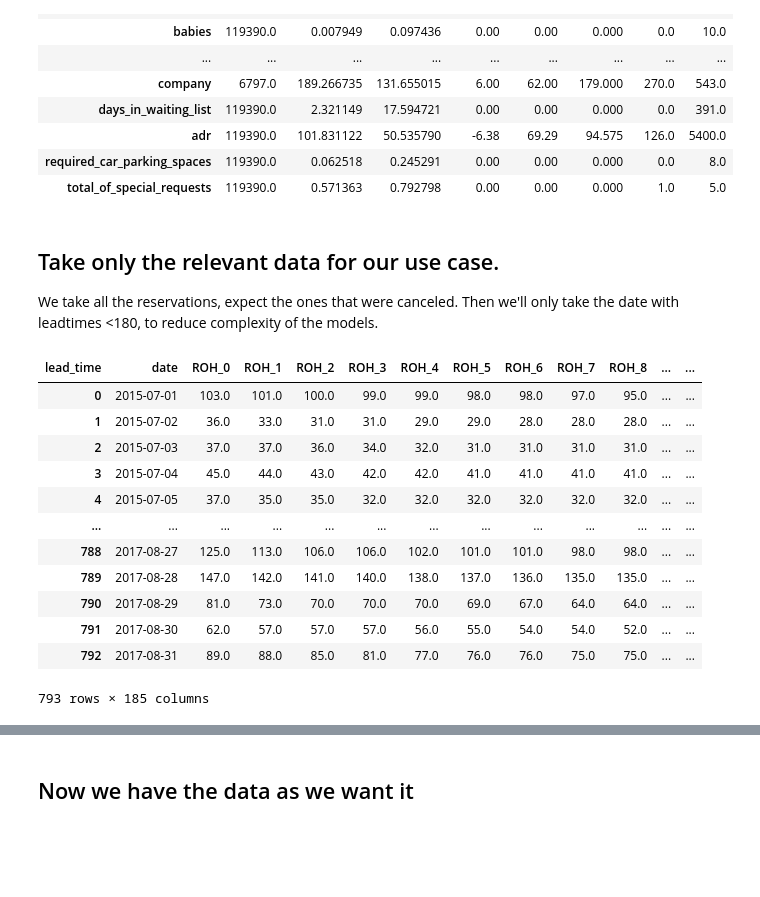
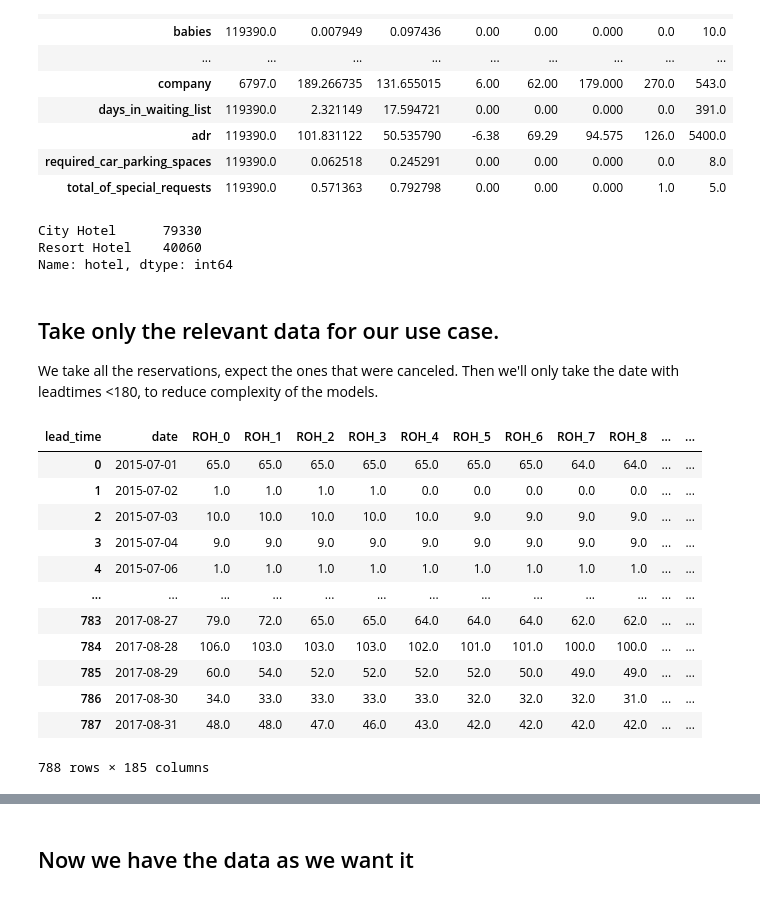
Before and after one commit to johmakinen/Various_projects, a Jupyter notebook: Notebooks/Hotel_bookings.ipynb, the cells around one changed output, grey strips where cells are left out. Drawn from its saved outputs; the diff is of its cells as text; code cells hidden in the pictures; blank space fills up the shorter version.

```diff
--- a/Notebooks/Hotel_bookings.ipynb
+++ b/Notebooks/Hotel_bookings.ipynb
@@ -48,36 +48,42 @@ data.describe().T
 | adr | 119390.0 | 101.831122 | 50.535790 | -6.38 | 69.29 | 94.575 | 126.0 | 5400.0 |
 | required_car_parking_spaces | 119390.0 | 0.062518 | 0.245291 | 0.00 | 0.00 | 0.000 | 0.0 | 8.0 |
 | total_of_special_requests | 119390.0 | 0.571363 | 0.792798 | 0.00 | 0.00 | 0.000 | 1.0 | 5.0 |
+# %%
+data['hotel'].value_counts()
+# %% [output]
+City Hotel      79330
+Resort Hotel    40060
+Name: hotel, dtype: int64
 # %% [markdown]
 ## Take only the relevant data for our use case.
 We take all the reservations, expect the ones that were canceled.
 Then we'll only take the date with leadtimes <180, to reduce complexity of the models.
 # %%
-df = data.query('is_canceled == 0')[['lead_time','arrival_date_year','arrival_date_month','arrival_date_week_number','arrival_date_day_of_month']]
+df = data.query('is_canceled == 0 and hotel == "City Hotel"')[['lead_time','arrival_date_year','arrival_date_month','arrival_date_week_number','arrival_date_day_of_month']]
 df["date"] = pd.to_datetime(df['arrival_date_day_of_month'].astype(str) +'-'+ df['arrival_date_month'].astype(str)+'-'+ df['arrival_date_year'].astype(str),infer_datetime_format=True)
 df = df[['lead_time','date']]
 df = df.groupby(['date','lead_time',]).size().reset_index().pivot(index="date", columns="lead_time").fillna(0)
 df=df.droplevel(0, axis=1).iloc[:, ::-1].cumsum(axis=1).iloc[:, ::-1].reset_index().iloc[:,:182]
 df = df.rename(columns={col: 'ROH_'+str(col)
                         for col in df.columns if col not in ['date']})
 df['weekday'] = df['date'].dt.day_name()
 df['month'] = df['date'].dt.month_name()
 df['year'] = df['date'].dt.year
 df
 # %% [output]
 | lead_time | date | ROH_0 | ROH_1 | ROH_2 | ROH_3 | ROH_4 | ROH_5 | ROH_6 | ROH_7 | ROH_8 | ... | ... |
-| 0 | 2015-07-01 | 103.0 | 101.0 | 100.0 | 99.0 | 99.0 | 98.0 | 98.0 | 97.0 | 95.0 | ... | ... |
-| 1 | 2015-07-02 | 36.0 | 33.0 | 31.0 | 31.0 | 29.0 | 29.0 | 28.0 | 28.0 | 28.0 | ... | ... |
-| 2 | 2015-07-03 | 37.0 | 37.0 | 36.0 | 34.0 | 32.0 | 31.0 | 31.0 | 31.0 | 31.0 | ... | ... |
-| 3 | 2015-07-04 | 45.0 | 44.0 | 43.0 | 42.0 | 42.0 | 41.0 | 41.0 | 41.0 | 41.0 | ... | ... |
-| 4 | 2015-07-05 | 37.0 | 35.0 | 35.0 | 32.0 | 32.0 | 32.0 | 32.0 | 32.0 | 32.0 | ... | ... |
+| 0 | 2015-07-01 | 65.0 | 65.0 | 65.0 | 65.0 | 65.0 | 65.0 | 65.0 | 64.0 | 64.0 | ... | ... |
+| 1 | 2015-07-02 | 1.0 | 1.0 | 1.0 | 1.0 | 0.0 | 0.0 | 0.0 | 0.0 | 0.0 | ... | ... |
+| 2 | 2015-07-03 | 10.0 | 10.0 | 10.0 | 10.0 | 10.0 | 9.0 | 9.0 | 9.0 | 9.0 | ... | ... |
+| 3 | 2015-07-04 | 9.0 | 9.0 | 9.0 | 9.0 | 9.0 | 9.0 | 9.0 | 9.0 | 9.0 | ... | ... |
+| 4 | 2015-07-06 | 1.0 | 1.0 | 1.0 | 1.0 | 1.0 | 1.0 | 1.0 | 1.0 | 1.0 | ... | ... |
 | ... | ... | ... | ... | ... | ... | ... | ... | ... | ... | ... | ... | ... |
-| 788 | 2017-08-27 | 125.0 | 113.0 | 106.0 | 106.0 | 102.0 | 101.0 | 101.0 | 98.0 | 98.0 | ... | ... |
-| 789 | 2017-08-28 | 147.0 | 142.0 | 141.0 | 140.0 | 138.0 | 137.0 | 136.0 | 135.0 | 135.0 | ... | ... |
-| 790 | 2017-08-29 | 81.0 | 73.0 | 70.0 | 70.0 | 70.0 | 69.0 | 67.0 | 64.0 | 64.0 | ... | ... |
-| 791 | 2017-08-30 | 62.0 | 57.0 | 57.0 | 57.0 | 56.0 | 55.0 | 54.0 | 54.0 | 52.0 | ... | ... |
-| 792 | 2017-08-31 | 89.0 | 88.0 | 85.0 | 81.0 | 77.0 | 76.0 | 76.0 | 75.0 | 75.0 | ... | ... |
+| 783 | 2017-08-27 | 79.0 | 72.0 | 65.0 | 65.0 | 64.0 | 64.0 | 64.0 | 62.0 | 62.0 | ... | ... |
+| 784 | 2017-08-28 | 106.0 | 103.0 | 103.0 | 103.0 | 102.0 | 101.0 | 101.0 | 100.0 | 100.0 | ... | ... |
+| 785 | 2017-08-29 | 60.0 | 54.0 | 52.0 | 52.0 | 52.0 | 52.0 | 50.0 | 49.0 | 49.0 | ... | ... |
+| 786 | 2017-08-30 | 34.0 | 33.0 | 33.0 | 33.0 | 33.0 | 32.0 | 32.0 | 32.0 | 31.0 | ... | ... |
+| 787 | 2017-08-31 | 48.0 | 48.0 | 47.0 | 46.0 | 43.0 | 42.0 | 42.0 | 42.0 | 42.0 | ... | ... |
-793 rows × 185 columns
+788 rows × 185 columns
 # %%
 df.describe()
 # %% [output]
```
Also changed, not shown: parts of 22 cells of this notebook, 1 other file.
